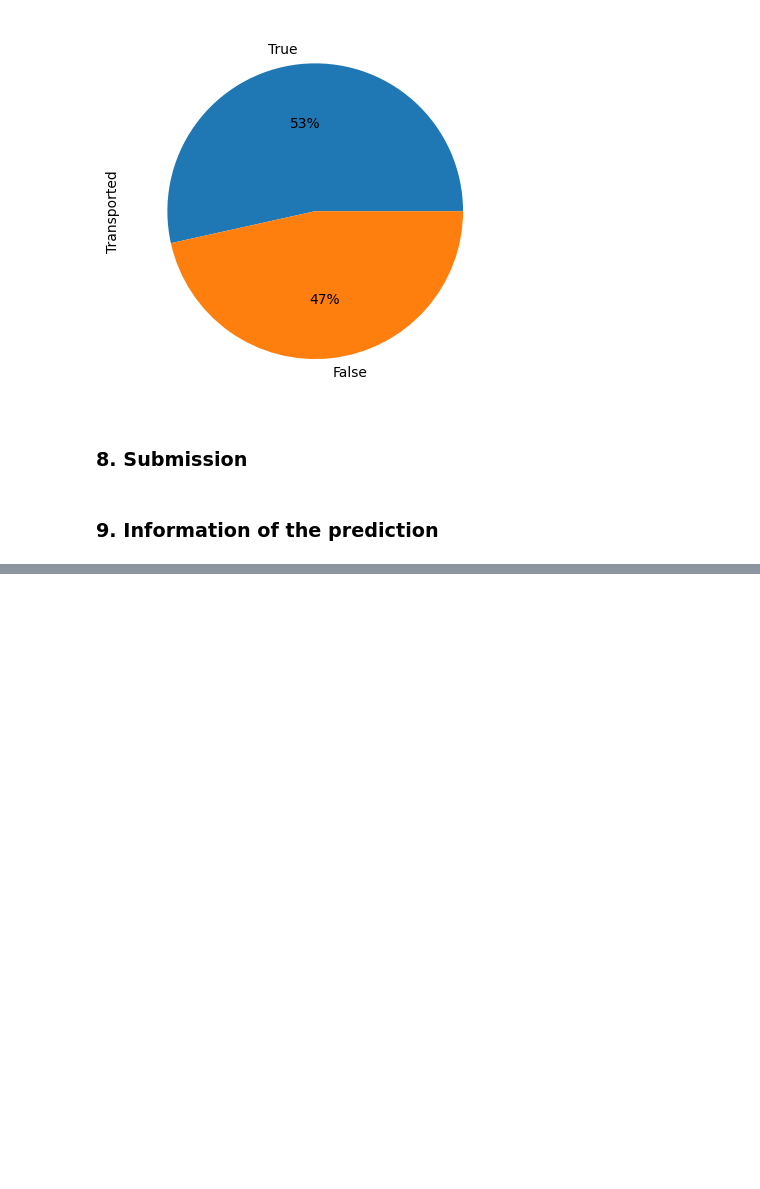
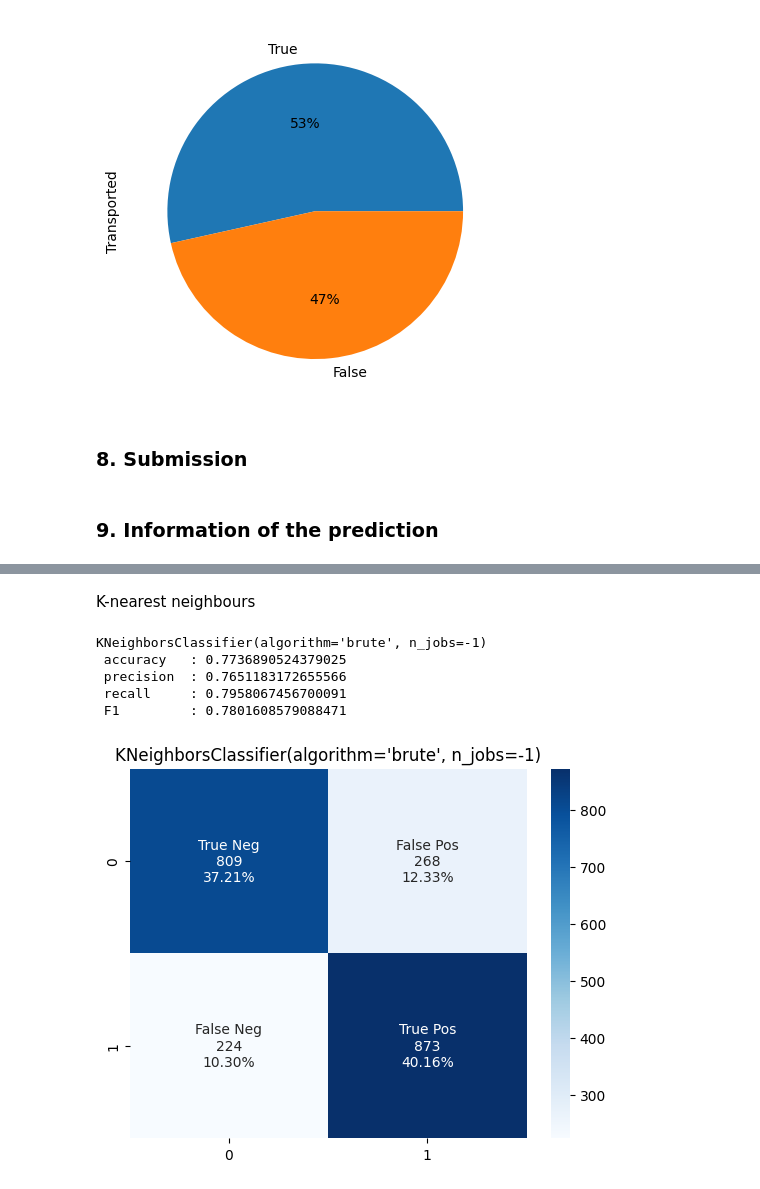
Before and after one commit to Steven-Maurice/projet_8_kaggle, a Jupyter notebook: spaceship-titanic.ipynb, the cells around one changed output, grey strips where cells are left out. Saved outputs shown, nothing was run; the diff lists cells and outputs as text; code cells hidden in the pictures; blank space fills up the shorter version.

Commit message:
Adding new algorithms

```diff
--- a/spaceship-titanic.ipynb
+++ b/spaceship-titanic.ipynb
@@ -402,0 +392,18 @@ print(f' F1 : {f1_score(val_test_set, y_pred)}')
+# %% [markdown]
+K-nearest neighbours
+# %%
+from sklearn.neighbors import KNeighborsClassifier
+knn = KNeighborsClassifier(algorithm = 'brute', n_jobs=-1)
+
+model = make_pipeline(preprocessor, knn)
+model.fit(train_set, test_set)
+y_pred = model.predict(val_train_set)
+
+plot_score(val_test_set, y_pred)
+# %% [output]
+KNeighborsClassifier(algorithm='brute', n_jobs=-1)
+ accuracy   : 0.7736890524379025
+ precision  : 0.7651183172655566
+ recall     : 0.7958067456700091
+ F1         : 0.7801608579088471
+[figure, added]
```
Also changed, not shown: parts of 8 cells of this notebook.
